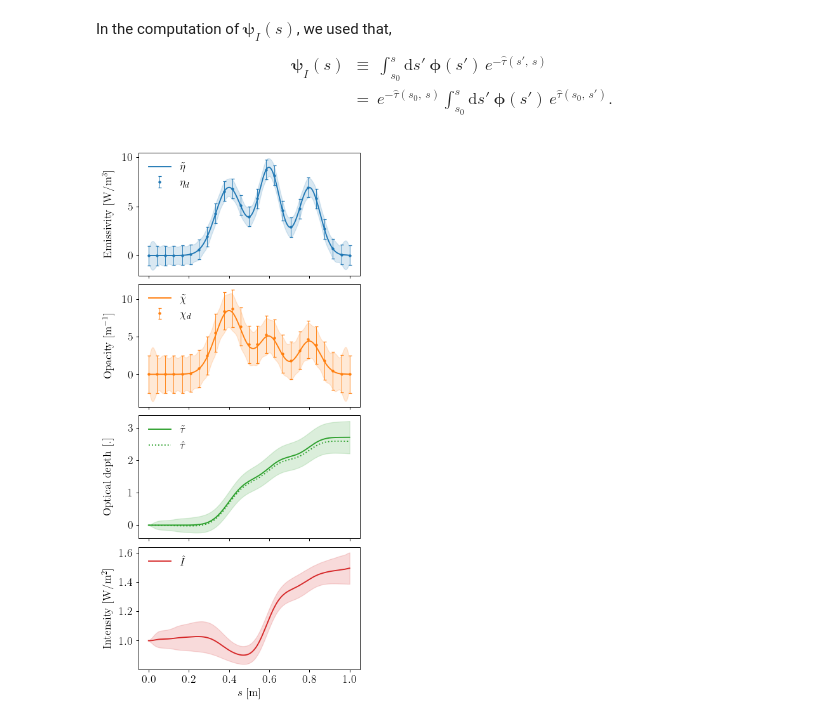
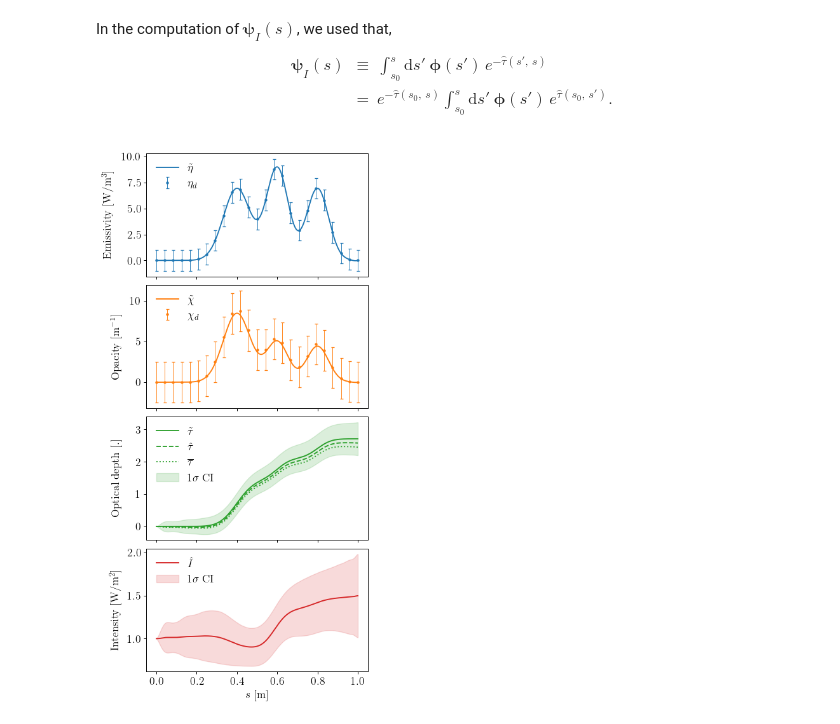
Before and after one commit to FredDeCeuster/RadiativeTransferAsRegression, a Jupyter notebook: figure1.ipynb, the cells around one changed output. Saved outputs shown, nothing was run; the diff lists cells and outputs as text; code cells hidden in the pictures.

Commit message:
Improved figure.

```diff
--- a/figure1.ipynb
+++ b/figure1.ipynb
@@ -32,7 +32,7 @@ a = np.linspace(0, L, N, endpoint=True)
 def BSpline_basis(i, xs):
     ys    = np.zeros(len(xs))
     ys[i] = 1.0
-    t, c, k = splrep(xs, ys, s=0, k=4)
+    t, c, k = splrep(xs, ys, s=0, k=5)
     return BSpline(t, c, k)
 # %%
 # Define helper constants
@@ -75,7 +75,8 @@ Em_s0_s_χ = cχ*σχ**2 * np.einsum('ij, ij -> j', Φm  , Φm)
 Em_s0_s_τ = cχ*σχ**2 * np.einsum('ij, ij -> j', Ψm_τ, Ψm_τ)
 
 # Compute the (discretised) effective optical depth
-τm_s0_s_eff = τm_s0_s - 0.5*Em_s0_s_τ
+τm_s0_s_eff_h = τm_s0_s - 0.5*Em_s0_s_τ
+τm_s0_s_eff_b = τm_s0_s -     Em_s0_s_τ
 
 # Compute the 1σ confidence interval (CI) for the optical depth
 τm_s0_s_CI_min = τm_s0_s - np.sqrt(Em_s0_s_τ)
@@ -83,15 +84,17 @@ Em_s0_s_τ = cχ*σχ**2 * np.einsum('ij, ij -> j', Ψm_τ, Ψm_τ)
 
 # Numerically integrate the basis functions
 # to get the discretised Ψ_I functions
-Ψm_I = np.exp(-τm_s0_s_eff) * np.cumsum(dx*Φm*np.exp(τm_s0_s_eff), axis=1)
+Ψm_I_h = np.exp(-τm_s0_s_eff_h) * np.cumsum(dx*Φm*np.exp(τm_s0_s_eff_h), axis=1)
+Ψm_I_b = np.exp(-τm_s0_s_eff_b) * np.cumsum(dx*Φm*np.exp(τm_s0_s_eff_b), axis=1)
 
 # Compute the (discretised) intensity and its variance
-Im_s0_s   = cη       * np.einsum('i , ij -> j', η(a), Ψm_I) + I0*np.exp(-τm_s0_s_eff)
-Em_s0_s_I = cη*ση**2 * np.einsum('ij, ij -> j', Ψm_I, Ψm_I)
+Im_s0_s_h = cη       * np.einsum('i , ij -> j', η(a),   Ψm_I_h) + I0*np.exp(-τm_s0_s_eff_h)
+Im_s0_s_b = cη       * np.einsum('i , ij -> j', η(a),   Ψm_I_b) + I0*np.exp(-τm_s0_s_eff_b)
+Em_s0_s_I = cη*ση**2 * np.einsum('ij, ij -> j', Ψm_I_b, Ψm_I_b) + Im_s0_s_b**2 - Im_s0_s_h**2
 
 # Compute the 1σ confidence interval (CI) for the intensity
-Im_s0_s_CI_min = Im_s0_s - np.sqrt(Em_s0_s_I)
-Im_s0_s_CI_max = Im_s0_s + np.sqrt(Em_s0_s_I)
+Im_s0_s_CI_min = Im_s0_s_h - np.sqrt(Em_s0_s_I)
+Im_s0_s_CI_max = Im_s0_s_h + np.sqrt(Em_s0_s_I)
 # %% [markdown]
 In the computation of $\boldsymbol{\psi}_{I}(s)$, we used that,
 \begin{align}
@@ -104,33 +107,34 @@ In the computation of $\boldsymbol{\psi}_{I}(s)$, we used that,
 # %%
 fig, (ax0, ax1, ax2, ax3) = plt.subplots(
                                 nrows=4, ncols=1, sharex=True, figsize=(5,12), dpi=90,
                                 gridspec_kw={'hspace': 0.07}
                             )
 
 ax0.errorbar    (a , η(a), ση, c='tab:blue', markersize=5, elinewidth=.7, linestyle='None', capsize=2, fmt='.', label=r'$\eta_{d}$')
 ax0.plot        (xs, ηm_s0_s,                        color='tab:blue',   label=r'$\tilde{\eta}$')
-ax0.fill_between(xs, ηm_s0_s_CI_min, ηm_s0_s_CI_max, color='tab:blue',   alpha=0.17)
+# ax0.fill_between(xs, ηm_s0_s_CI_min, ηm_s0_s_CI_max, color='tab:blue',   alpha=0.17)
 ax0.set_ylabel  ('Emissivity [W/m$^{3}$]', labelpad=10)
 ax0.legend      (frameon=False, loc='upper left')
 
 ax1.errorbar    (a , χ(a), σχ, c='tab:orange', markersize=5, elinewidth=.7, linestyle='None', capsize=2, fmt='.', label=r'$\chi_{d}$')
 ax1.plot        (xs, χm_s0_s,                        color='tab:orange', label=r'$\tilde{\chi}$')
-ax1.fill_between(xs, χm_s0_s_CI_min, χm_s0_s_CI_max, color='tab:orange', alpha=0.17)
+# ax1.fill_between(xs, χm_s0_s_CI_min, χm_s0_s_CI_max, color='tab:orange', alpha=0.17)
 ax1.set_ylabel  ('Opacity [m$^{-1}$]', labelpad=10)
 ax1.legend      (frameon=False, loc='upper left')
 
 ax2.plot        (xs, τm_s0_s,                        color='tab:green',  label=r'$\tilde{\tau}$')
-ax2.plot        (xs, τm_s0_s_eff, ':',               color='tab:green',  label=r'$\hat{\tau}$')
-ax2.fill_between(xs, τm_s0_s_CI_min, τm_s0_s_CI_max, color='tab:green',  alpha=0.17)
+ax2.plot        (xs, τm_s0_s_eff_h, '--',            color='tab:green',  label=r'$\hat{\tau}$')
+ax2.plot        (xs, τm_s0_s_eff_b, ':',             color='tab:green',  label=r'$\overline{\tau}$')
+ax2.fill_between(xs, τm_s0_s_CI_min, τm_s0_s_CI_max, color='tab:green',  label=r'1$\sigma$ CI', alpha=0.17)
 ax2.set_ylabel  ('Optical depth [.]', labelpad=17)
 ax2.legend      (frameon=False, loc='upper left')
 
-ax3.plot        (xs, Im_s0_s,                        color='tab:red',    label=r'$\hat{I}$')
-ax3.fill_between(xs, Im_s0_s_CI_min, Im_s0_s_CI_max, color='tab:red',    alpha=0.17)
+ax3.plot        (xs, Im_s0_s_h,                      color='tab:red',    label=r'$\hat{I}$')
+ax3.fill_between(xs, Im_s0_s_CI_min, Im_s0_s_CI_max, color='tab:red',    label=r'1$\sigma$ CI', alpha=0.17)
 ax3.set_xlabel  ('$s$ [m]')
 ax3.set_ylabel  ('Intensity [W/m$^{2}$]', labelpad=7)
 ax3.legend      (frameon=False, loc='upper left')
 
 plt.savefig('example.pdf', bbox_inches='tight')
 # %% [output]
-[figure, old version]
+[figure, new version]
```
Also changed, not shown: 1 other file.
